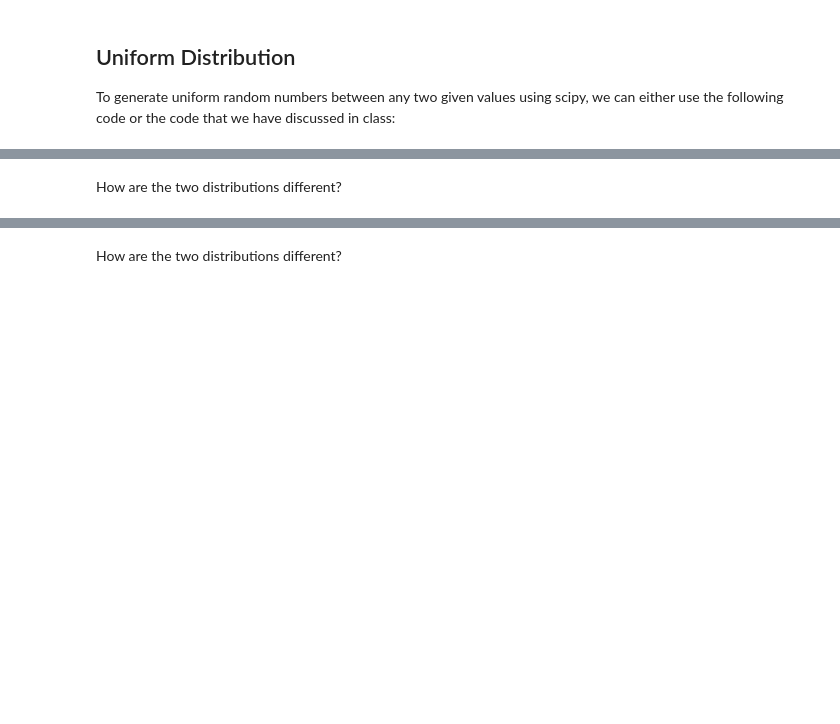
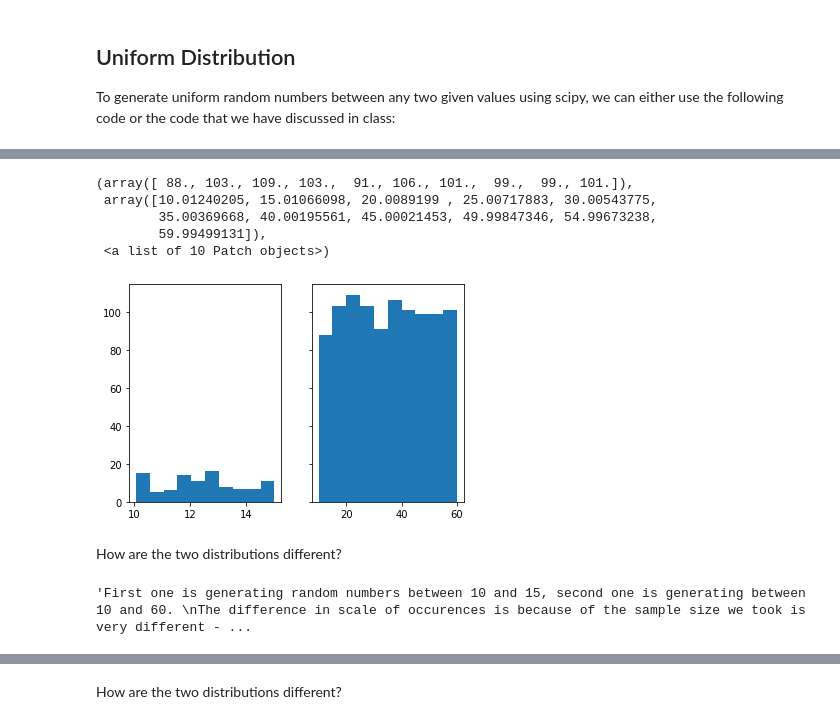
Before and after one commit to ta-data-lis/lab-probability-distributions, a Jupyter notebook: your-code/continuous.ipynb, the cells around one changed output, grey strips where cells are left out. Cells and saved outputs as stored; diff of their text form; code cells hidden in the pictures; blank space fills up the shorter version.

```diff
--- a/your-code/continuous.ipynb
+++ b/your-code/continuous.ipynb
@@ -47,2 +48,23 @@ Your output should look like below:
+# %%
+import matplotlib.pyplot as plt
+
+fig, axs = plt.subplots(1,2,figsize =(6,4), sharey = True)
+
+def random_nbs(bottom, ceiling, count):
+    x = uniform.rvs(size=count)
+    return bottom + (ceiling-bottom) * x
+
+dist_1 = random_nbs(10,15,100)
+dist_2 = random_nbs(10,60,1000)
+
+axs[0].hist(dist_1)
+axs[1].hist(dist_2)
+# %% [output]
+(array([ 88., 103., 109., 103.,  91., 106., 101.,  99.,  99., 101.]),
+ array([10.01240205, 15.01066098, 20.0089199 , 25.00717883, 30.00543775,
+        35.00369668, 40.00195561, 45.00021453, 49.99847346, 54.99673238,
+        59.99499131]),
+ <a list of 10 Patch objects>)
+[figure, added]
 # %% [markdown]
 How are the two distributions different?
@@ -51,3 +71,8 @@ How are the two distributions different?
+# %%
+"""First one is generating random numbers between 10 and 15, second one is generating between 10 and 60.
+The difference in scale of occurences is because of the sample size we took is very different - 100 and 1000."""
+# %% [output]
+'First one is generating random numbers between 10 and 15, second one is generating between 10 and 60. \nThe difference in scale of occurences is because of the sample size we took is very different - ...
 # %% [markdown]
 ## Normal Distribution
 
```
Also changed, not shown: parts of 22 cells of this notebook.
